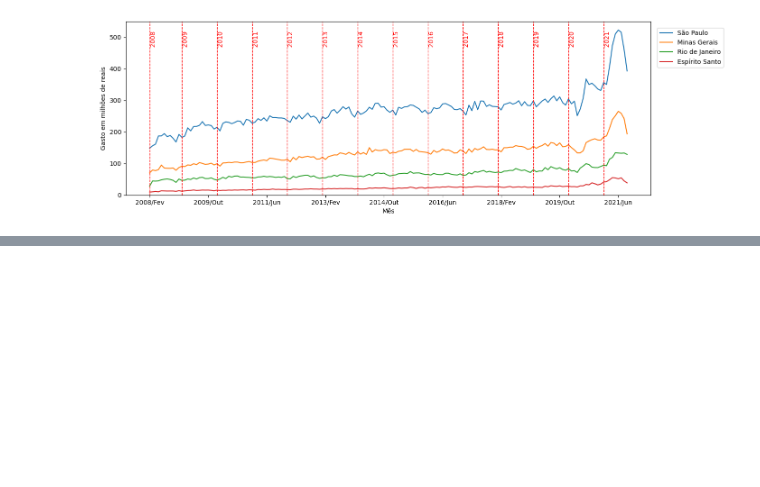
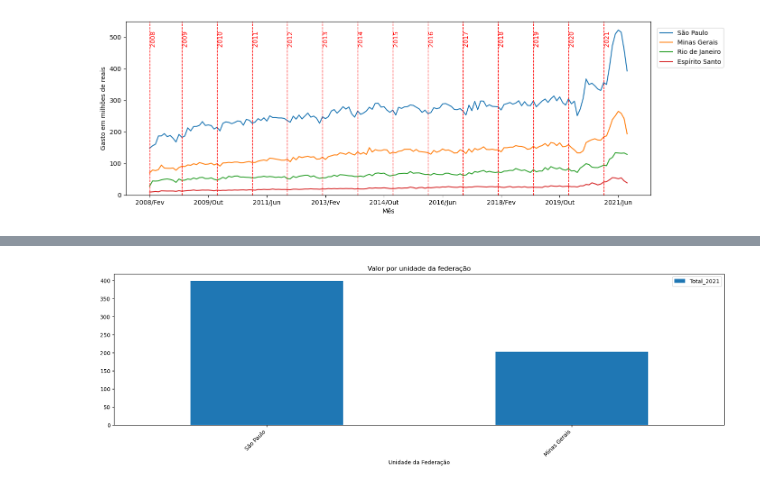
Before and after one commit to RicardViana/fiap-Data-Analysis-and-Exploration, a Jupyter notebook: analise_exploratoria_de_dados.ipynb, the cells around one changed output, grey strips where cells are left out. Cells and saved outputs as stored; diff of their text form; code cells hidden in the pictures; blank space fills up the shorter version.

```diff
--- a/analise_exploratoria_de_dados.ipynb
+++ b/analise_exploratoria_de_dados.ipynb
@@ -799,0 +897,41 @@ plt.show()
+# %%
+# Ler o arquivo .csv e gerar um data frame
+if "COLAB_GPU" in os.environ:
+    caminho_arquivo_uf = "/content/populacao_uf.csv"
+
+else:
+    caminho_arquivo_uf = r"C:\Users\ricar\OneDrive\Cursos\Pós Graduação\Data Analytics - FIAP\02 - Fase 1 - Data Analysis and Exploration\02 - Análise exploratória de dados\Bases\populacao_uf.csv"
+
+dados_uf = pd.read_csv(caminho_arquivo_uf, encoding="utf-8", sep=",", thousands=".", decimal=",", engine="python")
+# %%
+# Fazer uma copia do data frame - criar um novo data frame
+dados_sudeste_comparacao = dados_usaveis_join_sudeste.copy()
+
+# Filtrar as colunas que contêm "2021" no nome
+colunas_2021 = [col for col in dados_sudeste_comparacao.columns if "2021" in col]
+
+# Garantir que as colunas sejam numéricas
+dados_sudeste_comparacao[colunas_2021] = dados_sudeste_comparacao[colunas_2021].apply(pd.to_numeric, errors='coerce')
+
+# Criar a coluna "Total_2021" com a soma das colunas filtradas
+dados_sudeste_comparacao["Total_2021"] = dados_sudeste_comparacao[colunas_2021].sum(axis=1)
+
+dados_sudeste_comparacao = dados_sudeste_comparacao[["Unidade da Federação","Sigla","Total_2021"]]
+
+# Filtrar apenas São Paulo e Minas Gerais
+dados_sudeste_comparacao = dados_sudeste_comparacao.loc[
+    dados_sudeste_comparacao["Unidade da Federação"].isin(["São Paulo", "Minas Gerais"])
+]
+# %%
+dados_sudeste_comparacao_join = dados_sudeste_comparacao.merge(dados_uf, how='left',left_on='Sigla', right_on="sigla_uf")
+dados_sudeste_comparacao_join = dados_sudeste_comparacao_join[["Unidade da Federação","Total_2021","populacao"]]
+dados_sudeste_comparacao_join["total_populacao"] = dados_sudeste_comparacao_join["Total_2021"] / dados_sudeste_comparacao_join ["populacao"]
+# %%
+dados_sudeste_comparacao_join["Total_2021"] = dados_sudeste_comparacao_join["Total_2021"] / 10_000_000
+# %%
+grafico_total_2021 = dados_sudeste_comparacao_join.plot(x="Unidade da Federação",y="Total_2021",kind="bar", figsize=(20, 5))
+plt.title("Valor por unidade da federação")
+plt.xticks(rotation=45, ha="right", va="top")
+plt.show()
+# %% [output]
+[figure, added]
```
Also changed, not shown: parts of 9 cells of this notebook.
